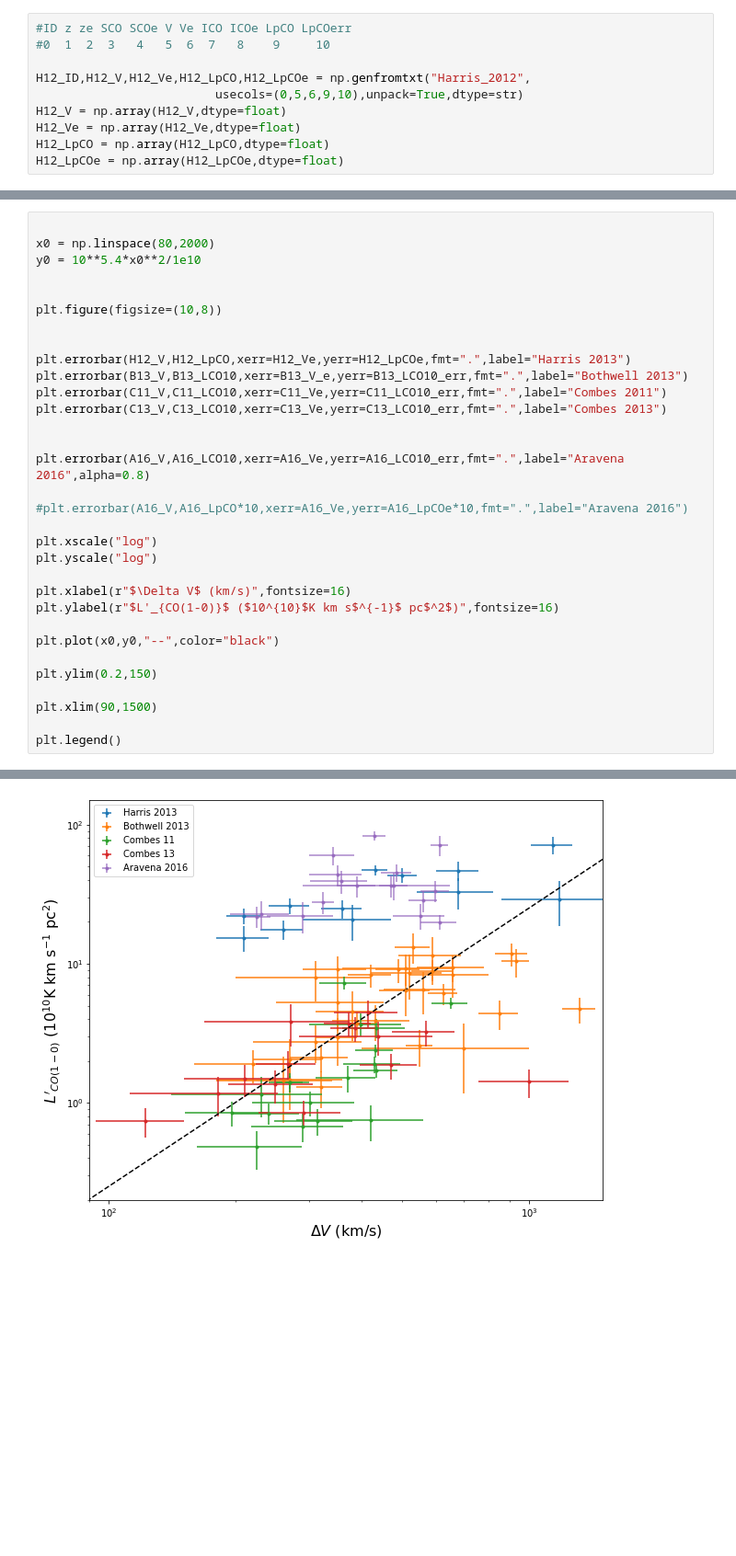
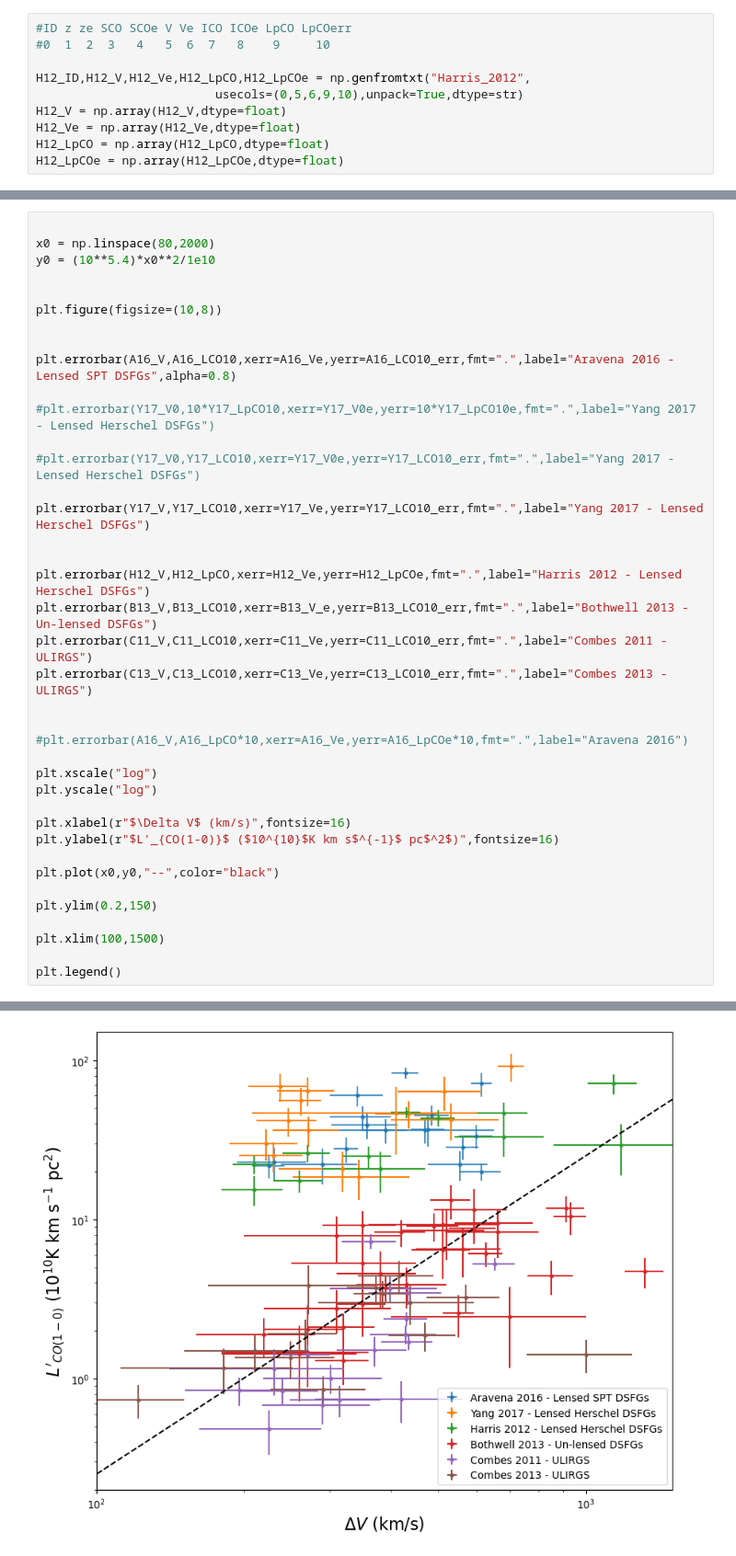
Before and after one commit to cpvargas/ACT_ALMA, a Jupyter notebook: CO_line-test2.ipynb, the cells around one changed output, grey strips where cells are left out. Shown at 92% size. Drawn from its saved outputs; the diff is of its cells as text; blank space fills up the shorter version.

```diff
--- a/CO_line-test2.ipynb
+++ b/CO_line-test2.ipynb
@@ -322,35 +457,42 @@ H12_LpCOe = np.array(H12_LpCOe,dtype=float)
 # %%
 
 x0 = np.linspace(80,2000)
-y0 = 10**5.4*x0**2/1e10
+y0 = (10**5.4)*x0**2/1e10
 
 
 plt.figure(figsize=(10,8))
 
 
-plt.errorbar(H12_V,H12_LpCO,xerr=H12_Ve,yerr=H12_LpCOe,fmt=".",label="Harris 2013")
-plt.errorbar(B13_V,B13_LCO10,xerr=B13_V_e,yerr=B13_LCO10_err,fmt=".",label="Bothwell 2013")
-plt.errorbar(C11_V,C11_LCO10,xerr=C11_Ve,yerr=C11_LCO10_err,fmt=".",label="Combes 2011")
-plt.errorbar(C13_V,C13_LCO10,xerr=C13_Ve,yerr=C13_LCO10_err,fmt=".",label="Combes 2013")
+plt.errorbar(A16_V,A16_LCO10,xerr=A16_Ve,yerr=A16_LCO10_err,fmt=".",label="Aravena 2016 - Lensed SPT DSFGs",alpha=0.8)
+
+#plt.errorbar(Y17_V0,10*Y17_LpCO10,xerr=Y17_V0e,yerr=10*Y17_LpCO10e,fmt=".",label="Yang 2017 - Lensed Herschel DSFGs")
+
+#plt.errorbar(Y17_V0,Y17_LCO10,xerr=Y17_V0e,yerr=Y17_LCO10_err,fmt=".",label="Yang 2017 - Lensed Herschel DSFGs")
+
+plt.errorbar(Y17_V,Y17_LCO10,xerr=Y17_Ve,yerr=Y17_LCO10_err,fmt=".",label="Yang 2017 - Lensed Herschel DSFGs")
 
 
-plt.errorbar(A16_V,A16_LCO10,xerr=A16_Ve,yerr=A16_LCO10_err,fmt=".",label="Aravena 2016",alpha=0.8)
+plt.errorbar(H12_V,H12_LpCO,xerr=H12_Ve,yerr=H12_LpCOe,fmt=".",label="Harris 2012 - Lensed Herschel DSFGs")
+plt.errorbar(B13_V,B13_LCO10,xerr=B13_V_e,yerr=B13_LCO10_err,fmt=".",label="Bothwell 2013 - Un-lensed DSFGs")
+plt.errorbar(C11_V,C11_LCO10,xerr=C11_Ve,yerr=C11_LCO10_err,fmt=".",label="Combes 2011 - ULIRGS")
+plt.errorbar(C13_V,C13_LCO10,xerr=C13_Ve,yerr=C13_LCO10_err,fmt=".",label="Combes 2013 - ULIRGS")
+
 
 #plt.errorbar(A16_V,A16_LpCO*10,xerr=A16_Ve,yerr=A16_LpCOe*10,fmt=".",label="Aravena 2016")
 
 plt.xscale("log")
 plt.yscale("log")
 
 plt.xlabel(r"$\Delta V$ (km/s)",fontsize=16)
 plt.ylabel(r"$L'_{CO(1-0)}$ ($10^{10}$K km s$^{-1}$ pc$^2$)",fontsize=16)
 
 plt.plot(x0,y0,"--",color="black")
 
 plt.ylim(0.2,150)
 
-plt.xlim(90,1500)
+plt.xlim(100,1500)
 
 plt.legend()
 # %% [output]
 <matplotlib.legend.Legend at 0x...>
-[figure, old version]
+[figure, new version]
```
Also changed, not shown: parts of 33 cells of this notebook.
